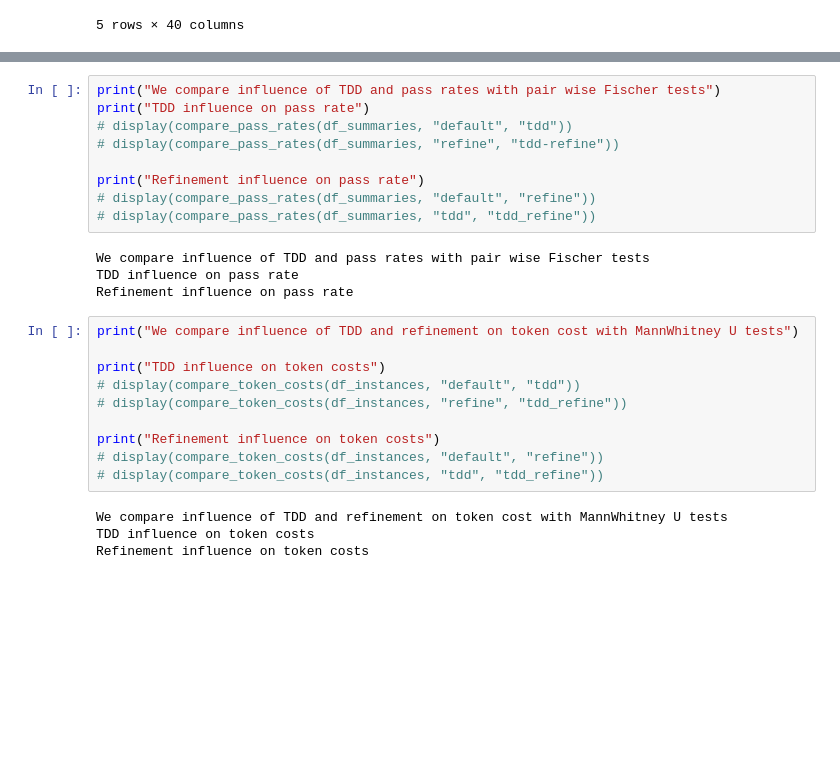
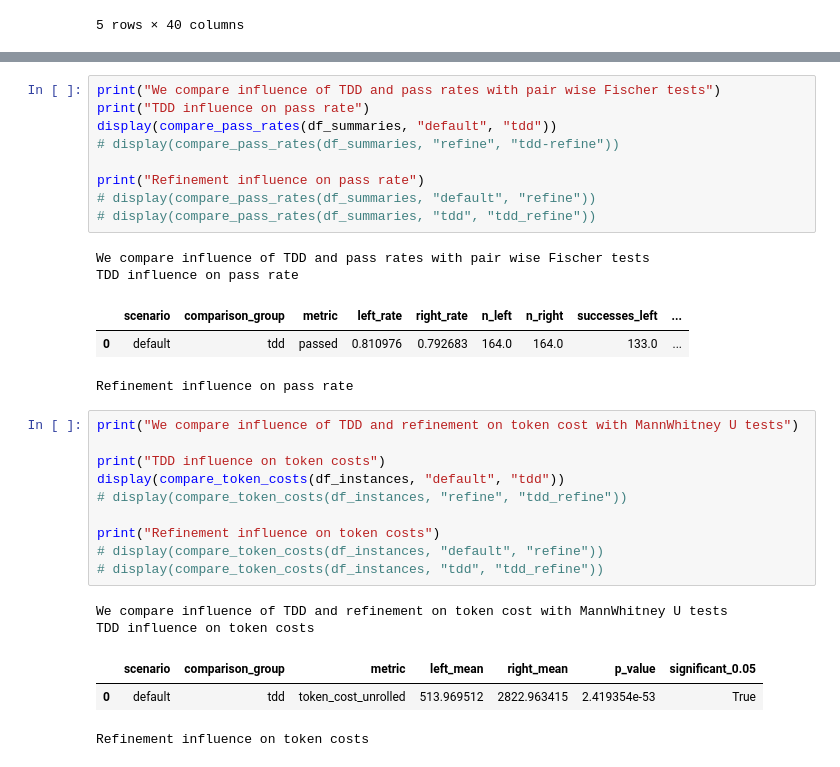
Before and after one commit to michal1010/TDLite, a Jupyter notebook: data_analysis/data_analysis.ipynb, the cells around one changed output, grey strips where cells are left out. Cells and saved outputs as stored; diff of their text form; blank space fills up the shorter version.

```diff
--- a/data_analysis/data_analysis.ipynb
+++ b/data_analysis/data_analysis.ipynb
@@ -132,21 +156,23 @@ Test quality (line coverage, branch coverage, mutation score)
 # %%
 print("We compare influence of TDD and pass rates with pair wise Fischer tests")
 print("TDD influence on pass rate")
-# display(compare_pass_rates(df_summaries, "default", "tdd"))
+display(compare_pass_rates(df_summaries, "default", "tdd"))
 # display(compare_pass_rates(df_summaries, "refine", "tdd-refine"))
 
 print("Refinement influence on pass rate")
 # display(compare_pass_rates(df_summaries, "default", "refine"))
 # display(compare_pass_rates(df_summaries, "tdd", "tdd_refine"))
 # %% [output]
 We compare influence of TDD and pass rates with pair wise Fischer tests
 TDD influence on pass rate
-Refinement influence on pass rate
+|  | scenario | comparison_group | metric | left_rate | right_rate | n_left | n_right | successes_left | ... |
+| 0 | default | tdd | passed | 0.810976 | 0.792683 | 164.0 | 164.0 | 133.0 | ... |
+Refinement influence on pass rate
 # %%
 print("We compare influence of TDD and refinement on token cost with MannWhitney U tests")
 
 print("TDD influence on token costs")
-# display(compare_token_costs(df_instances, "default", "tdd"))
+display(compare_token_costs(df_instances, "default", "tdd"))
 # display(compare_token_costs(df_instances, "refine", "tdd_refine"))
 
 print("Refinement influence on token costs")
@@ -155,7 +181,9 @@ print("Refinement influence on token costs")
 # %% [output]
 We compare influence of TDD and refinement on token cost with MannWhitney U tests
 TDD influence on token costs
-Refinement influence on token costs
+|  | scenario | comparison_group | metric | left_mean | right_mean | p_value | significant_0.05 |
+| 0 | default | tdd | token_cost_unrolled | 513.969512 | 2822.963415 | 2.419354e-53 | True |
+Refinement influence on token costs
 # %%
 print("We compare influence of test quality on pass rate")
 
```
Also changed, not shown: parts of 7 cells of this notebook, 21 other files.
